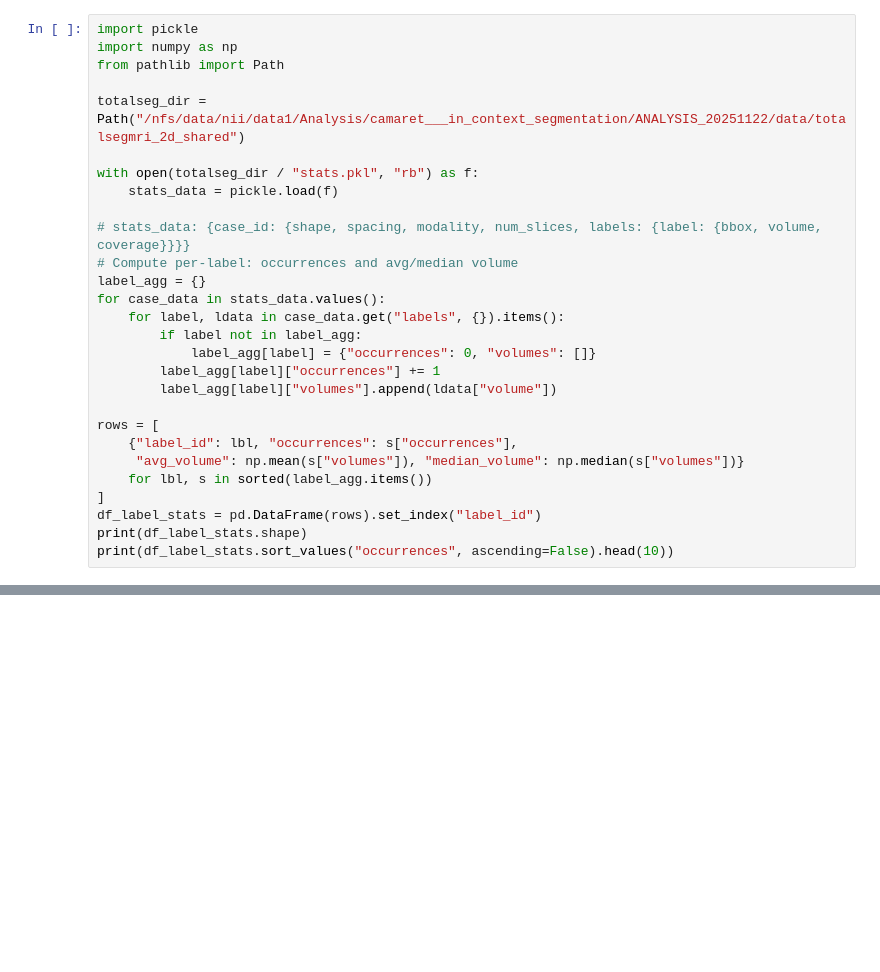
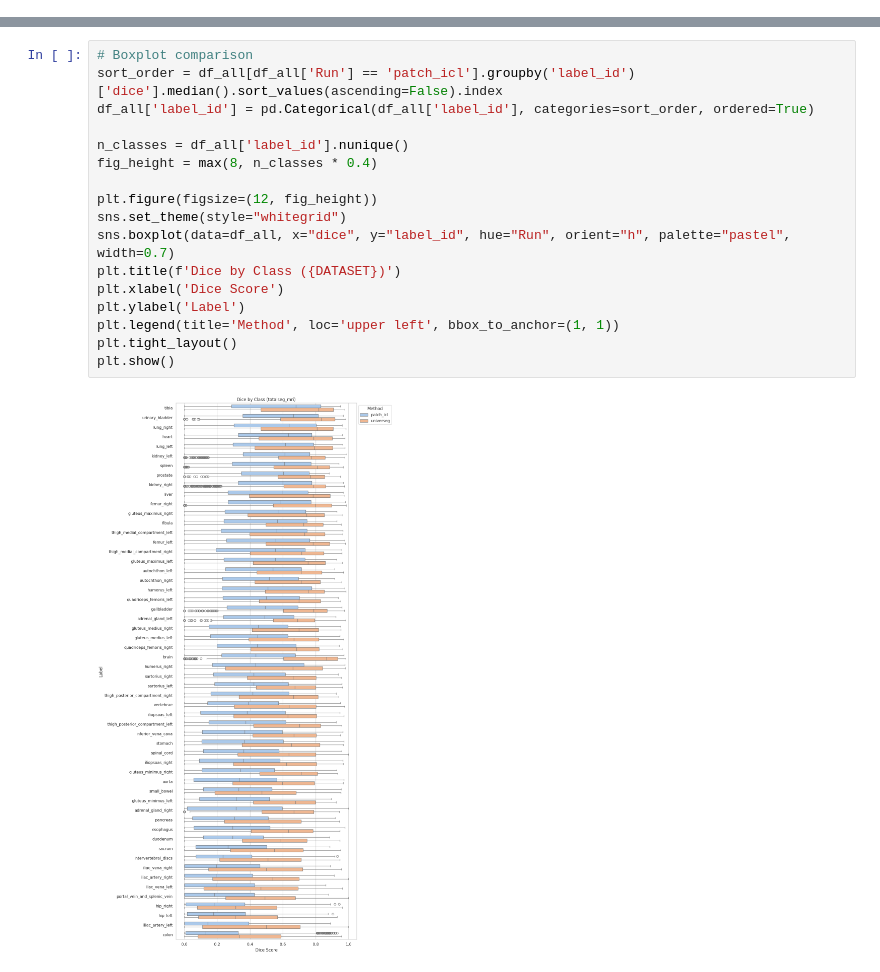
Before and after one commit to tidiane-camaret/ic_segmentation, a Jupyter notebook: results/comp_per_category.ipynb, the cells around one changed output, grey strips where cells are left out. Drawn from its saved outputs; the diff is of its cells as text; blank space fills up the shorter version.

Commit message:
result analysis notebook for all datasets

```diff
--- a/results/comp_per_category.ipynb
+++ b/results/comp_per_category.ipynb
@@ -133,28 +40,0 @@ df_all.label_id.unique().tolist()
-# %%
-import pickle
-import numpy as np
-from pathlib import Path
-
-totalseg_dir = Path("/nfs/data/nii/data1/Analysis/camaret___in_context_segmentation/ANALYSIS_20251122/data/totalsegmri_2d_shared")
-
-with open(totalseg_dir / "stats.pkl", "rb") as f:
-    stats_data = pickle.load(f)
-
-# stats_data: {case_id: {shape, spacing, modality, num_slices, labels: {label: {bbox, volume, coverage}}}}
-# Compute per-label: occurrences and avg/median volume
-label_agg = {}
-for case_data in stats_data.values():
-    for label, ldata in case_data.get("labels", {}).items():
-        if label not in label_agg:
-            label_agg[label] = {"occurrences": 0, "volumes": []}
-        label_agg[label]["occurrences"] += 1
-        label_agg[label]["volumes"].append(ldata["volume"])
-
-rows = [
-    {"label_id": lbl, "occurrences": s["occurrences"],
-     "avg_volume": np.mean(s["volumes"]), "median_volume": np.median(s["volumes"])}
-    for lbl, s in sorted(label_agg.items())
-]
-df_label_stats = pd.DataFrame(rows).set_index("label_id")
-print(df_label_stats.shape)
-print(df_label_stats.sort_values("occurrences", ascending=False).head(10))
@@ -496,0 +82,19 @@ Other                                0.418   0.313
+# %%
+# Boxplot comparison
+sort_order = df_all[df_all['Run'] == 'patch_icl'].groupby('label_id')['dice'].median().sort_values(ascending=False).index
+df_all['label_id'] = pd.Categorical(df_all['label_id'], categories=sort_order, ordered=True)
+
+n_classes = df_all['label_id'].nunique()
+fig_height = max(8, n_classes * 0.4)
+
+plt.figure(figsize=(12, fig_height))
+sns.set_theme(style="whitegrid")
+sns.boxplot(data=df_all, x="dice", y="label_id", hue="Run", orient="h", palette="pastel", width=0.7)
+plt.title(f'Dice by Class ({DATASET})')
+plt.xlabel('Dice Score')
+plt.ylabel('Label')
+plt.legend(title='Method', loc='upper left', bbox_to_anchor=(1, 1))
+plt.tight_layout()
+plt.show()
+# %% [output]
+[figure, added]
```
Also changed, not shown: parts of 17 cells of this notebook, 9 other files.
